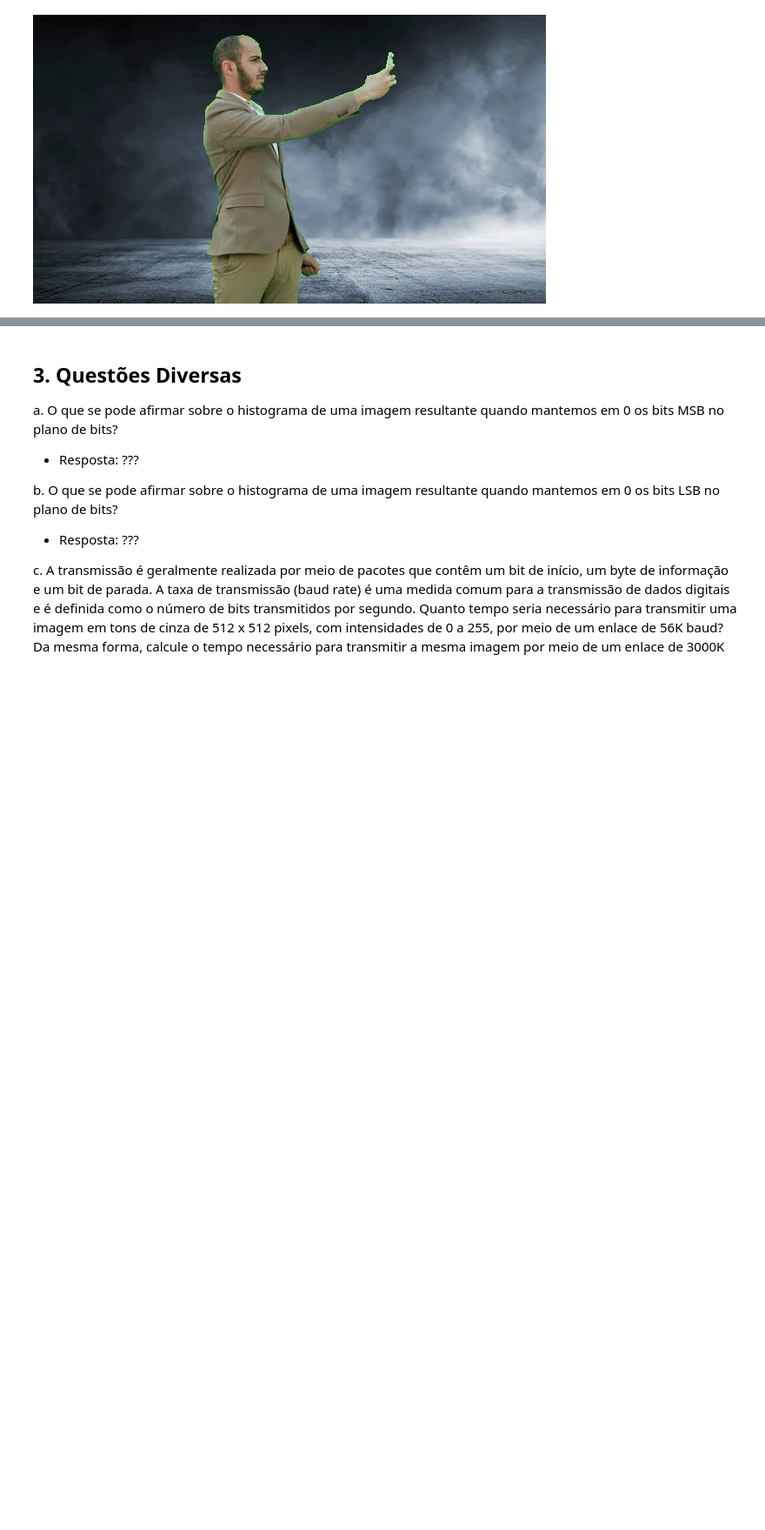
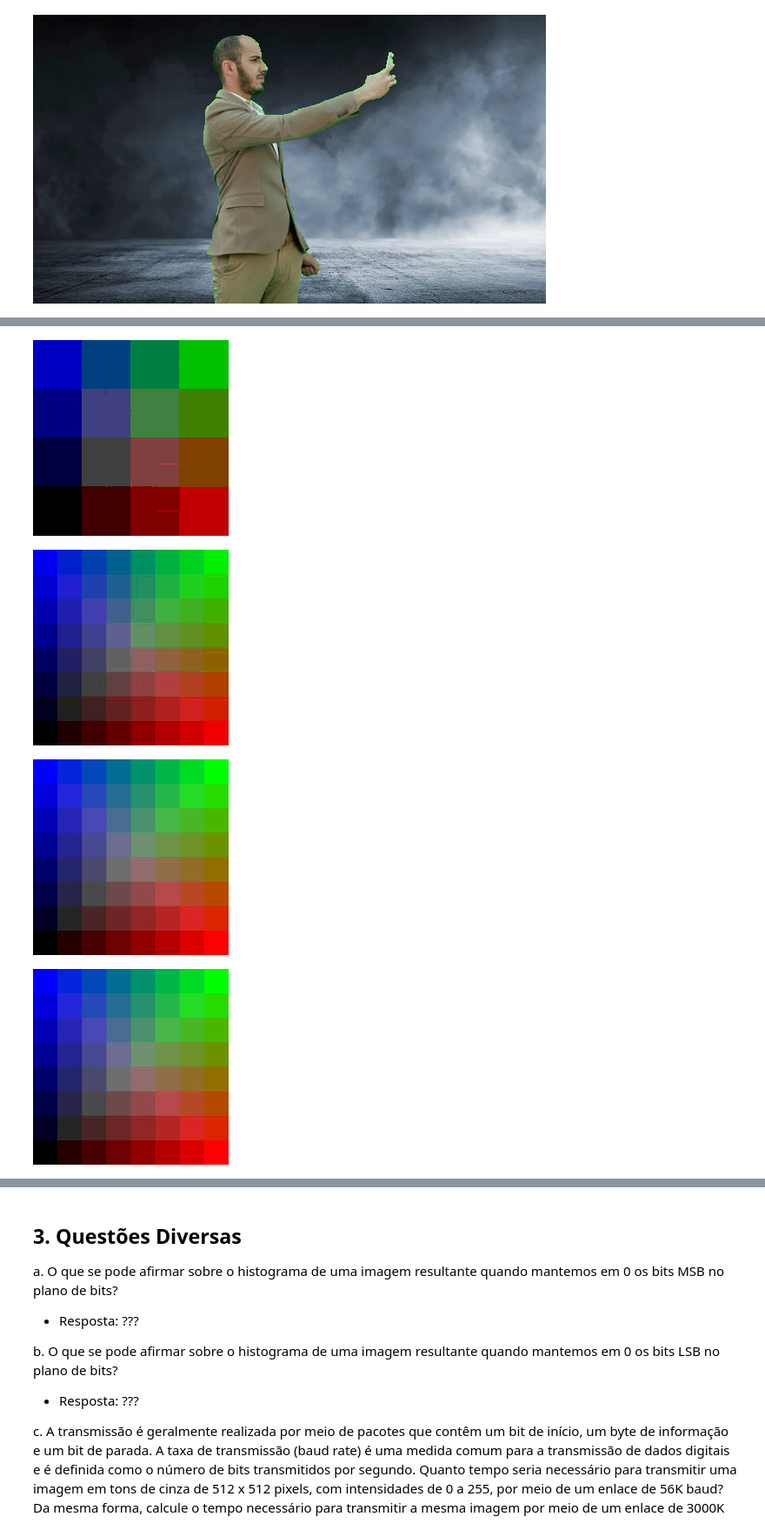
Before and after one commit to Acanixz/processamento-imagens, a Jupyter notebook: M1/ImgTrabM1_Herick_Bittencourt_Luiz_Inthurn.ipynb, the cells around one changed output, grey strips where cells are left out. Shown at 87% size. Saved outputs shown, nothing was run; the diff lists cells and outputs as text; code cells hidden in the pictures; blank space fills up the shorter version.

Commit message:
feat: Add resposta exercicio 2

```diff
--- a/M1/ImgTrabM1_Herick_Bittencourt_Luiz_Inthurn.ipynb
+++ b/M1/ImgTrabM1_Herick_Bittencourt_Luiz_Inthurn.ipynb
@@ -113,0 +161,34 @@ c. Considerando a imagem original lena.jpg, identifique as operações aplicadas
+# %%
+# Quantização de imagem
+exercicio2_img1 = cv2.imread('data/quantize.jpg',1)
+
+    # Ocorre redução de cores
+exercicio2_output1 = BitQuantizeImage(exercicio2_img1, 2)
+exercicio2_output2 = BitQuantizeImage(exercicio2_img1, 4)
+
+    # Imagem se mantém pois o número de bits é suficiente para representar todas as cores
+exercicio2_output3 = BitQuantizeImage(exercicio2_img1, 8)
+exercicio2_output4 = BitQuantizeImage(exercicio2_img1, 16)
+
+    # Resultados da quantização em diferentes níveis de bits
+cv2_imshow(exercicio2_output1)
+cv2_imshow(exercicio2_output2)
+cv2_imshow(exercicio2_output3)
+cv2_imshow(exercicio2_output4)
+
+# Bit Plane Slicing
+exercicio2_img2 = cv2.imread('data/cameraman.png',1)
+exercicio2_img3 = cv2.imread('data/Clear.jpg',1)
+
+    # Teste da escala de cinza
+# cv2_imshow(exercicio2_img3)
+# cv2_imshow(bgr_to_gray(exercicio2_img3))
+
+    # Exibição dos planos de bits da imagem em tons de cinza
+exibir_bit_planes(exercicio2_img2)
+# exibir_bit_planes(exercicio2_img3)
+# %% [output]
+[figure, added]
+[figure, added]
+[figure, added]
+[figure, added]
```
Also changed, not shown: parts of 3 cells of this notebook.
